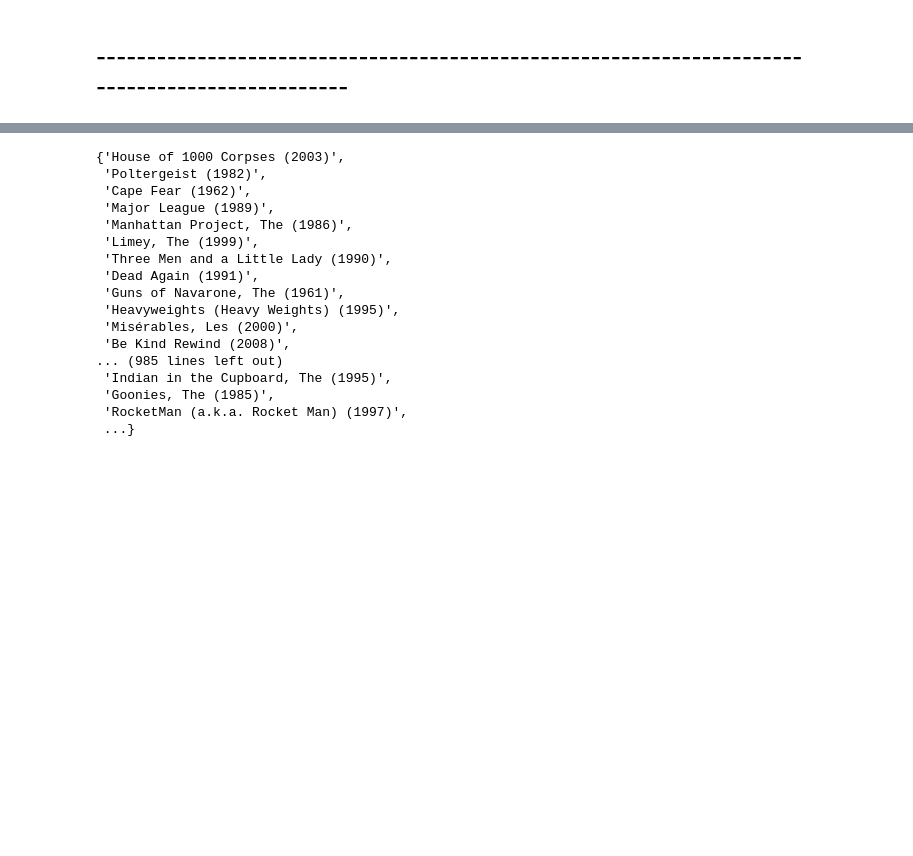
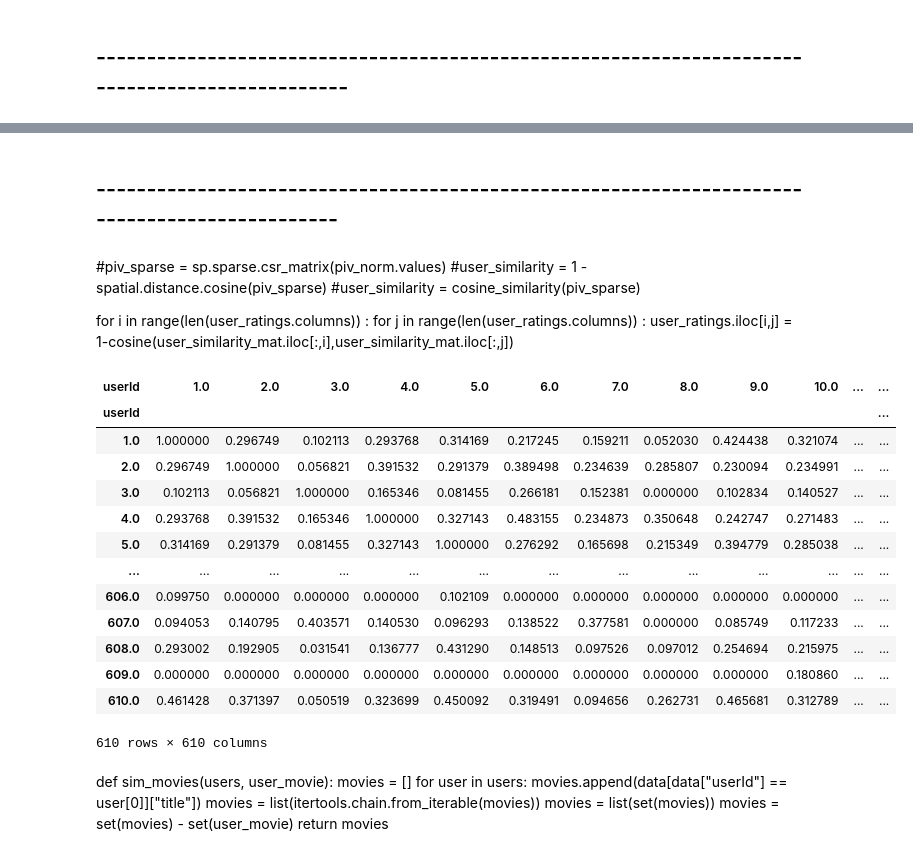
Before and after one commit to mohammad-khamlan/Movie-Recommendation-System, a Jupyter notebook: Model.ipynb, the cells around one changed output, grey strips where cells are left out. Cells and saved outputs as stored; diff of their text form; code cells hidden in the pictures; blank space fills up the shorter version.

```diff
--- a/Model.ipynb
+++ b/Model.ipynb
@@ -272,20 +173,52 @@ len(movies)
-# %%
-movies
-# %% [output]
-{'House of 1000 Corpses (2003)',
- 'Poltergeist (1982)',
- 'Cape Fear (1962)',
- 'Major League (1989)',
- 'Manhattan Project, The (1986)',
- 'Limey, The (1999)',
- 'Three Men and a Little Lady (1990)',
- 'Dead Again (1991)',
- 'Guns of Navarone, The (1961)',
- 'Heavyweights (Heavy Weights) (1995)',
- 'Misérables, Les (2000)',
- 'Be Kind Rewind (2008)',
-... (985 lines left out)
- 'Indian in the Cupboard, The (1995)',
- 'Goonies, The (1985)',
- 'RocketMan (a.k.a. Rocket Man) (1997)',
- ...}
+# %% [markdown]
+## ----------------------------------------------------------------------------------------------
+# %%
+data2 = data[["userId", "movieId", "rating"]]
+group1 = data2.groupby(['userId'],as_index = False, sort=False)["rating"].sum()
+data2 = pd.merge(data2, group1, on = "userId", how = "left", sort = False)
+group2 = data2.groupby(['userId'],as_index = False, sort=False)["rating_x"].count()
+data2 = pd.merge(data2, group2, on = "userId", how = "left", sort = False)
+data2["normalize_rating"] = (data2["rating_x_x"] - data2["rating_y"]) / data2["rating_x_y"]
+data_normalize = data2.rename(columns = {"rating_x_x":"rating", "rating_y":"sum", "rating_x_y":"count"})
+# %%
+user_similarity_mat = data_normalize.pivot(index='movieId', columns='userId', values='normalize_rating').fillna(0)
+user_similarity_mat.reset_index(inplace=True)
+user_similarity_mat = user_similarity_mat.drop('movieId', axis=1)
+user_ratings = pd.DataFrame(user_similarity_mat, index = user_similarity_mat.columns, columns = user_similarity_mat.columns)
+similarity = cosine_similarity(user_ratings)
+user_ratings = pd.DataFrame(similarity, index = user_ratings.index, columns = user_ratings.index)
+# %% [markdown]
+#piv_sparse = sp.sparse.csr_matrix(piv_norm.values)
+#user_similarity = 1 - spatial.distance.cosine(piv_sparse)
+#user_similarity = cosine_similarity(piv_sparse)
+
+
+for i in range(len(user_ratings.columns)) :
+    for j in range(len(user_ratings.columns)) :
+        user_ratings.iloc[i,j] = 1-cosine(user_similarity_mat.iloc[:,i],user_similarity_mat.iloc[:,j])
+# %%
+user_ratings
+# %% [output]
+| userId | 1.0 | 2.0 | 3.0 | 4.0 | 5.0 | 6.0 | 7.0 | 8.0 | 9.0 | 10.0 | ... | ... |
+| userId |  |  |  |  |  |  |  |  |  |  |  | ... |
+| 1.0 | 1.000000 | 0.296749 | 0.102113 | 0.293768 | 0.314169 | 0.217245 | 0.159211 | 0.052030 | 0.424438 | 0.321074 | ... | ... |
+| 2.0 | 0.296749 | 1.000000 | 0.056821 | 0.391532 | 0.291379 | 0.389498 | 0.234639 | 0.285807 | 0.230094 | 0.234991 | ... | ... |
+| 3.0 | 0.102113 | 0.056821 | 1.000000 | 0.165346 | 0.081455 | 0.266181 | 0.152381 | 0.000000 | 0.102834 | 0.140527 | ... | ... |
+| 4.0 | 0.293768 | 0.391532 | 0.165346 | 1.000000 | 0.327143 | 0.483155 | 0.234873 | 0.350648 | 0.242747 | 0.271483 | ... | ... |
+| 5.0 | 0.314169 | 0.291379 | 0.081455 | 0.327143 | 1.000000 | 0.276292 | 0.165698 | 0.215349 | 0.394779 | 0.285038 | ... | ... |
+| ... | ... | ... | ... | ... | ... | ... | ... | ... | ... | ... | ... | ... |
+| 606.0 | 0.099750 | 0.000000 | 0.000000 | 0.000000 | 0.102109 | 0.000000 | 0.000000 | 0.000000 | 0.000000 | 0.000000 | ... | ... |
+| 607.0 | 0.094053 | 0.140795 | 0.403571 | 0.140530 | 0.096293 | 0.138522 | 0.377581 | 0.000000 | 0.085749 | 0.117233 | ... | ... |
+| 608.0 | 0.293002 | 0.192905 | 0.031541 | 0.136777 | 0.431290 | 0.148513 | 0.097526 | 0.097012 | 0.254694 | 0.215975 | ... | ... |
+| 609.0 | 0.000000 | 0.000000 | 0.000000 | 0.000000 | 0.000000 | 0.000000 | 0.000000 | 0.000000 | 0.000000 | 0.180860 | ... | ... |
+| 610.0 | 0.461428 | 0.371397 | 0.050519 | 0.323699 | 0.450092 | 0.319491 | 0.094656 | 0.262731 | 0.465681 | 0.312789 | ... | ... |
+610 rows × 610 columns
+# %% [markdown]
+def sim_movies(users, user_movie):
+    movies = []
+    for user in users:
+        movies.append(data[data["userId"] == user[0]]["title"])
+    movies = list(itertools.chain.from_iterable(movies))
+    movies = list(set(movies))
+    movies = set(movies) - set(user_movie)
+    return movies
```
Also changed, not shown: parts of 48 cells of this notebook.
